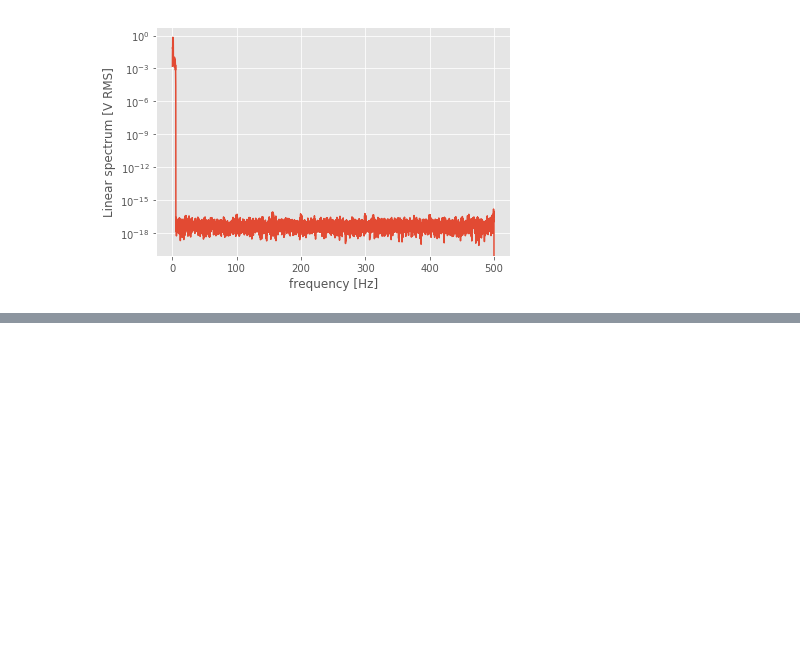
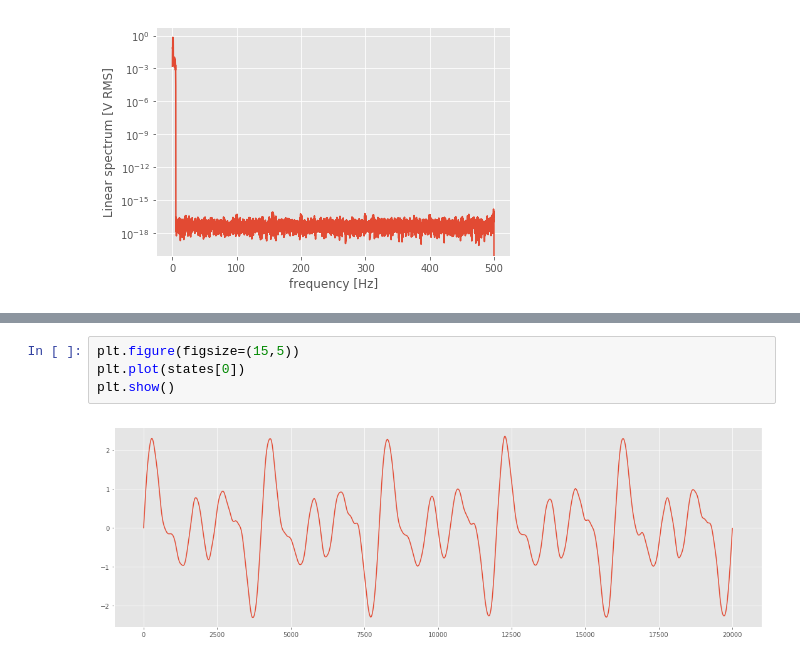
Before and after one commit to A-Gulati/Time_Series, a Jupyter notebook: notebooks/Counting cycles in time series data.ipynb, the cells around one changed output, grey strips where cells are left out. Drawn from its saved outputs; the diff is of its cells as text; blank space fills up the shorter version.

```diff
--- a/notebooks/Counting cycles in time series data.ipynb
+++ b/notebooks/Counting cycles in time series data.ipynb
@@ -85,0 +105,6 @@ plt.show()
+# %%
+plt.figure(figsize=(15,5))
+plt.plot(states[0])
+plt.show()
+# %% [output]
+[figure, added]
```
Also changed, not shown: parts of 15 cells of this notebook.
